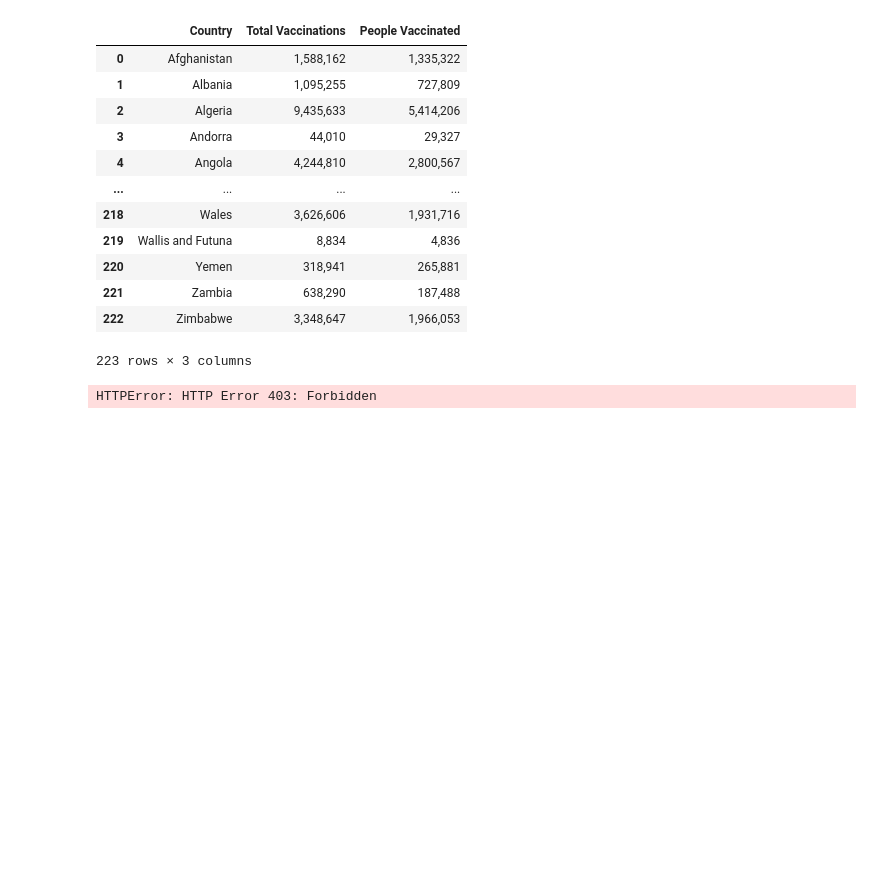
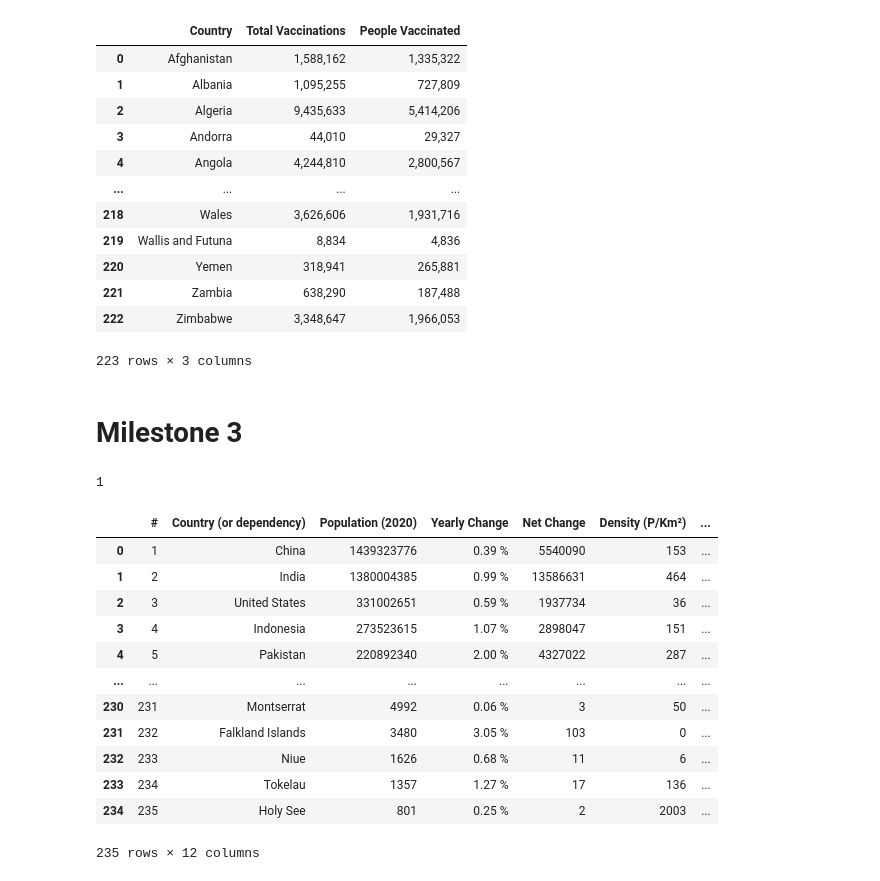
Before and after one commit to atabbalat/DSC540, a Jupyter notebook: Term Project/Term_Project_AbedTabbalat.ipynb, the cells around one changed output. Drawn from its saved outputs; the diff is of its cells as text; code cells hidden in the pictures; blank space fills up the shorter version.

Commit message:
Add Milestone 3

```diff
--- a/Term Project/Term_Project_AbedTabbalat.ipynb
+++ b/Term Project/Term_Project_AbedTabbalat.ipynb
@@ -136,8 +139,13 @@ df_flat_1
 | 221 | Zambia | 638,290 | 187,488 |
 | 222 | Zimbabwe | 3,348,647 | 1,966,053 |
 223 rows × 3 columns
+# %% [markdown]
+# Milestone 3
 # %%
-df_web = pd.read_html('https://www.worldometers.info/world-population/population-by-country')
-print(len(df_web))
+# using pandas to read html. had issues with forbidden HTTP and therefore I used the help of a post in
+# stackoverflow to import the requests package and place the header to call the HTML site
+url = 'https://www.worldometers.info/world-population/population-by-country/'
+header = {
+  "User-Agent": "Mozilla/5.0 (X11; Linux x86_64) AppleWebKit/537.36 (KHTML, like Gecko) Chrome/50.0.2661.75 Safari/537.36",
+  "X-Requested-With": "XMLHttpRequest"
+}
-# %% [output]
-HTTPError: HTTP Error 403: Forbidden
@@ -143,0 +156,23 @@ HTTPError: HTTP Error 403: Forbidden
+# %%
+# Checking how many dataframes the website contains. Looking at the web page there is only one table
+len(dfs_web)
+# %% [output]
+1
+# %%
+# defining the table to begin data wrangling process.
+df_web_raw = dfs_web[0]
+df_web_raw
+# %% [output]
+|  | # | Country (or dependency) | Population (2020) | Yearly Change | Net Change | Density (P/Km²) | ... |
+| 0 | 1 | China | 1439323776 | 0.39 % | 5540090 | 153 | ... |
+| 1 | 2 | India | 1380004385 | 0.99 % | 13586631 | 464 | ... |
+| 2 | 3 | United States | 331002651 | 0.59 % | 1937734 | 36 | ... |
+| 3 | 4 | Indonesia | 273523615 | 1.07 % | 2898047 | 151 | ... |
+| 4 | 5 | Pakistan | 220892340 | 2.00 % | 4327022 | 287 | ... |
+| ... | ... | ... | ... | ... | ... | ... | ... |
+| 230 | 231 | Montserrat | 4992 | 0.06 % | 3 | 50 | ... |
+| 231 | 232 | Falkland Islands | 3480 | 3.05 % | 103 | 0 | ... |
+| 232 | 233 | Niue | 1626 | 0.68 % | 11 | 6 | ... |
+| 233 | 234 | Tokelau | 1357 | 1.27 % | 17 | 136 | ... |
+| 234 | 235 | Holy See | 801 | 0.25 % | 2 | 2003 | ... |
+235 rows × 12 columns
```
Also changed, not shown: parts of 10 cells of this notebook.
